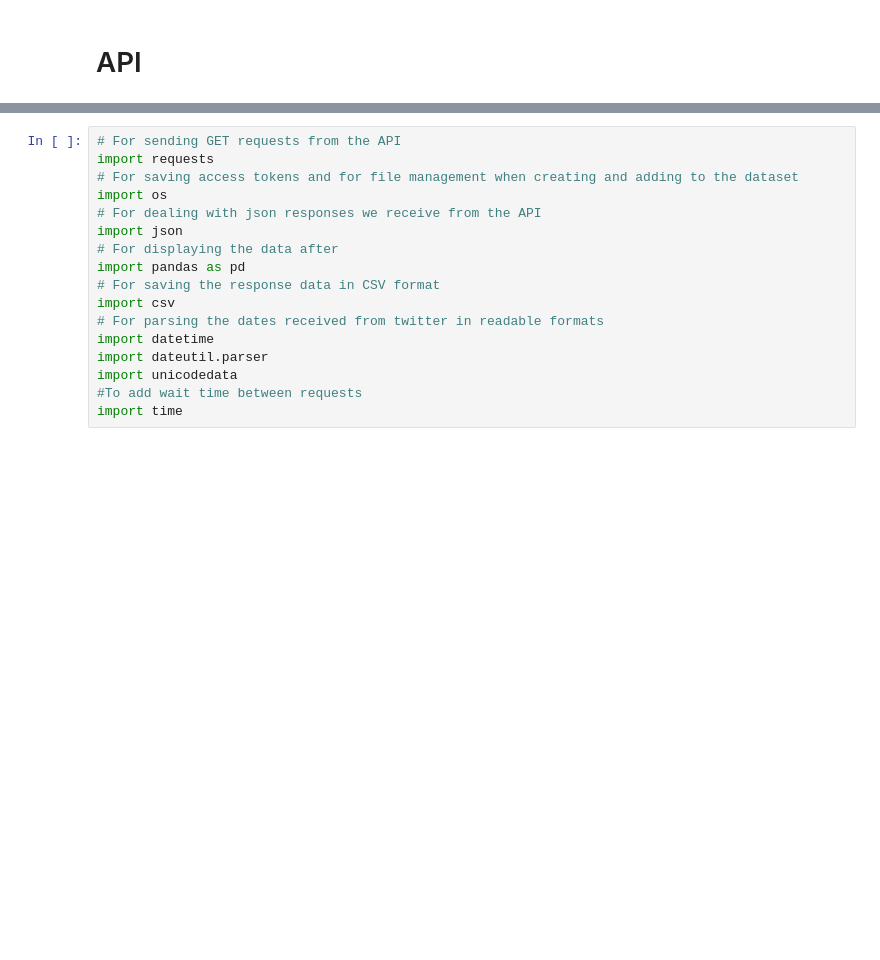
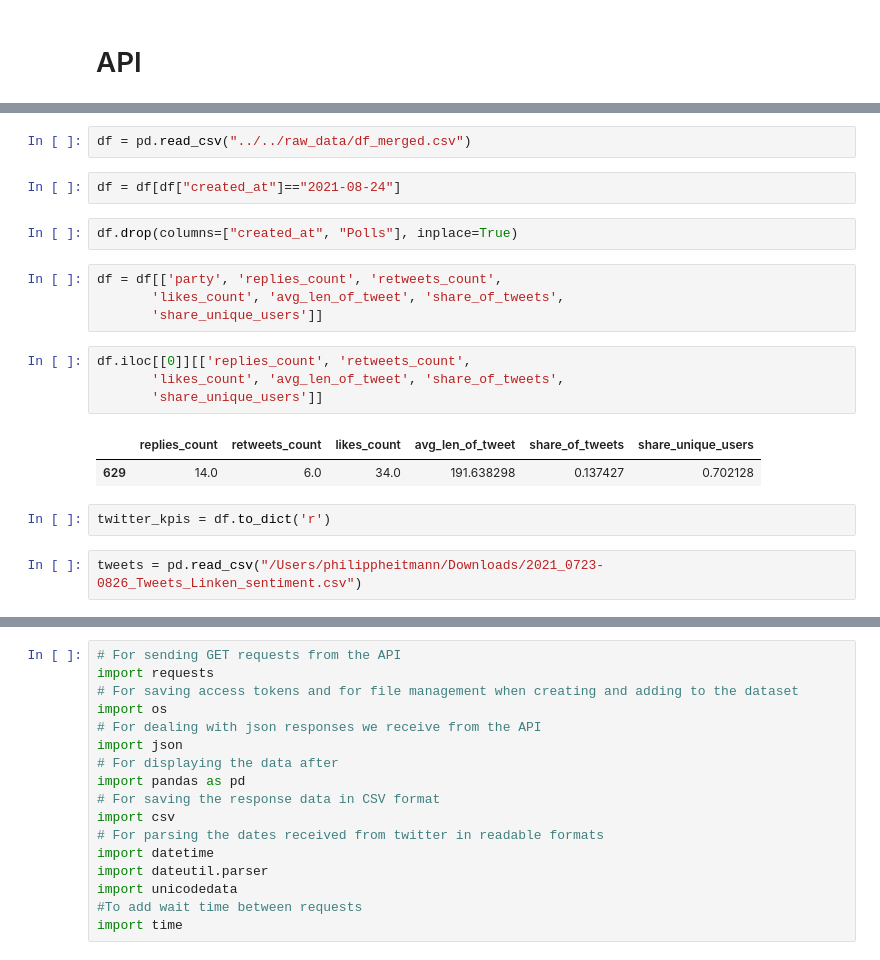
Before and after one commit to NicolasBuehringer/project_delphi, a Jupyter notebook: notebooks/04philipp/Philipp_twitter_api_function.ipynb, the cells around one changed output, grey strips where cells are left out. Drawn from its saved outputs; the diff is of its cells as text; blank space fills up the shorter version.

Commit message:
Improved streamlit page and included sample twitter data

```diff
--- a/notebooks/04philipp/Philipp_twitter_api_function.ipynb
+++ b/notebooks/04philipp/Philipp_twitter_api_function.ipynb
@@ -2,0 +21,21 @@
+# %%
+df = pd.read_csv("../../raw_data/df_merged.csv")
+# %%
+df = df[df["created_at"]=="2021-08-24"]
+# %%
+df.drop(columns=["created_at", "Polls"], inplace=True)
+# %%
+df = df[['party', 'replies_count', 'retweets_count',
+       'likes_count', 'avg_len_of_tweet', 'share_of_tweets',
+       'share_unique_users']]
+# %%
+df.iloc[[0]][['replies_count', 'retweets_count',
+       'likes_count', 'avg_len_of_tweet', 'share_of_tweets',
+       'share_unique_users']]
+# %% [output]
+|  | replies_count | retweets_count | likes_count | avg_len_of_tweet | share_of_tweets | share_unique_users |
+| 629 | 14.0 | 6.0 | 34.0 | 191.638298 | 0.137427 | 0.702128 |
+# %%
+twitter_kpis = df.to_dict('r')
+# %%
+tweets = pd.read_csv("/Users/philippheitmann/Downloads/2021_0723-0826_Tweets_Linken_sentiment.csv")
```
Also changed, not shown: parts of 16 cells of this notebook, 1 other file.
